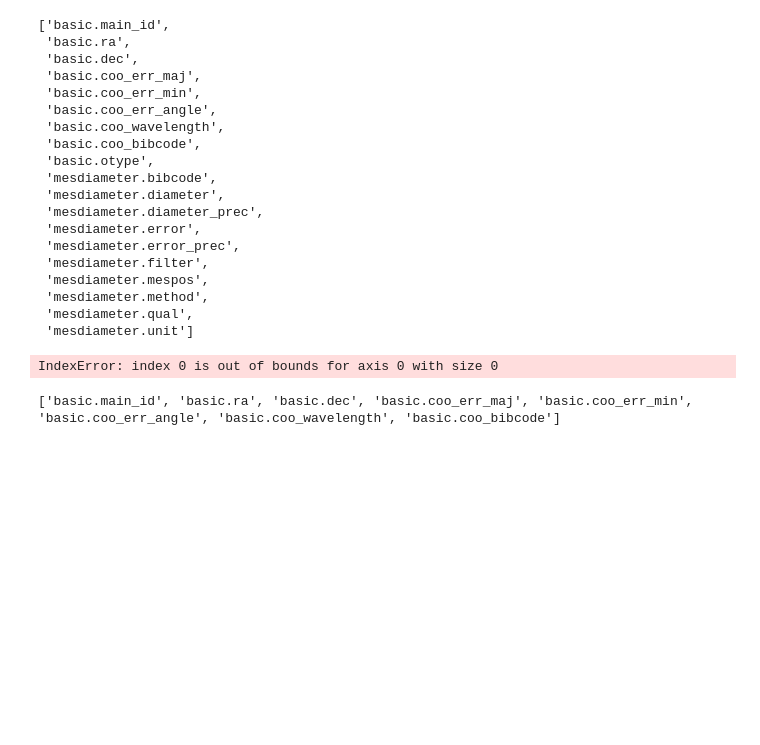
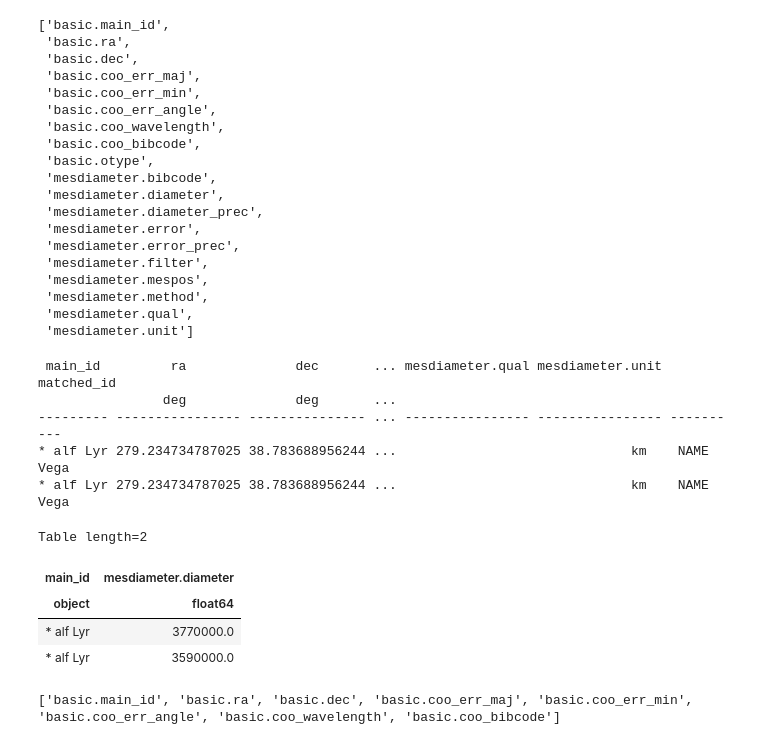
Before and after one commit to vrrmontes/prueba, a Jupyter notebook: simbad.ipynb, the cells around one changed output. Saved outputs shown, nothing was run; the diff lists cells and outputs as text; code cells hidden in the pictures; blank space fills up the shorter version.

```diff
--- a/simbad.ipynb
+++ b/simbad.ipynb
@@ -123,9 +123,21 @@ Simbad.get_votable_fields()
  'mesdiameter.unit']
 # %%
 from astroquery.simbad import Simbad
-Simbad.get_field_description("diameter")
+Simbad.add_votable_fields("mesDiameter")
+result_table = Simbad.query_object("Vega")
+print(result_table)
+result_table[["main_id", "mesdiameter.diameter"]]
 # %% [output]
-IndexError: index 0 is out of bounds for axis 0 with size 0
+ main_id         ra              dec       ... mesdiameter.qual mesdiameter.unit matched_id
+                deg              deg       ...
+--------- ---------------- --------------- ... ---------------- ---------------- ----------
+* alf Lyr 279.234734787025 38.783688956244 ...                              km    NAME Vega
+* alf Lyr 279.234734787025 38.783688956244 ...                              km    NAME Vega
+Table length=2
+| main_id | mesdiameter.diameter |
+| object | float64 |
+| * alf Lyr | 3770000.0 |
+| * alf Lyr | 3590000.0 |
 # %%
 from astroquery.simbad import Simbad
 Simbad.ROW_LIMIT = 150
```
